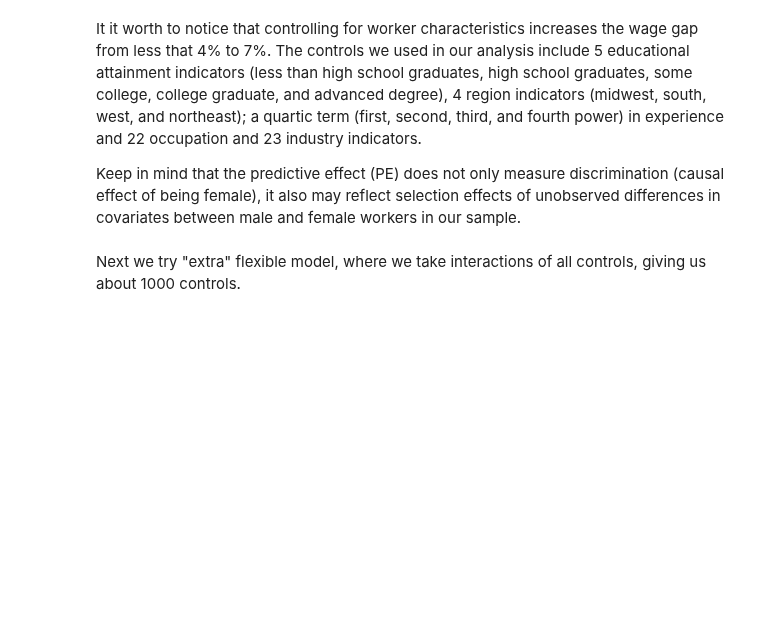
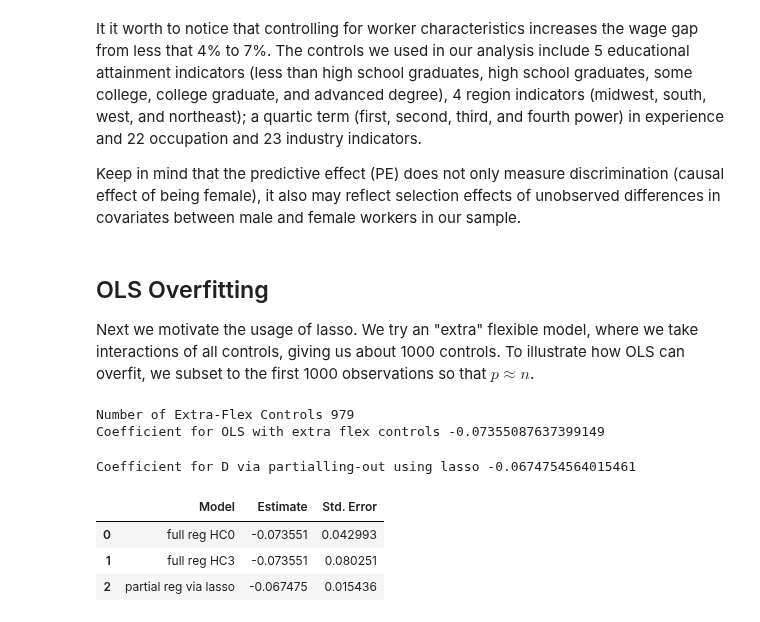
Before and after one commit to CausalAIBook/MetricsMLNotebooks, a Jupyter notebook: PM1/python-ols-and-lasso-for-wage-gap-inference.ipynb, the cells around one changed output. Drawn from its saved outputs; the diff is of its cells as text; code cells hidden in the pictures; blank space fills up the shorter version.

Commit message:
wage gap inference
make python and r approximately align

```diff
--- a/PM1/python-ols-and-lasso-for-wage-gap-inference.ipynb
+++ b/PM1/python-ols-and-lasso-for-wage-gap-inference.ipynb
@@ -156,16 +298,10 @@ X_y =  smf.ols(flex_y, data=df).data.exog[:, 1:] # exclude intercept so that las
 y_y = smf.ols(flex_y, data=df).data.endog
 
 # partialling-out the linear effect of W from Y
-# train model using Lasso with cross validation and variable normalization
-lasso = Pipeline([('scale', StandardScaler()), # standardize the variables
-                  ('lasso', lm.LassoCV())])
-t_Y_lasso = y_y - lasso.fit(X_y, y_y).predict(X_y)
+t_Y_lasso = y_y - lasso_model().fit(X_y, y_y).predict(X_y)
 
 # partialling-out the linear effect of W from D
-# train model using Lasso with cross validation and variable normalization
-lasso = Pipeline([('scale', StandardScaler()), # standardize the variables
-                  ('lasso', lm.LassoCV())])
-t_D_lasso = y_d - lasso.fit(X_d, y_d).predict(X_d)
+t_D_lasso = y_d - lasso_model().fit(X_d, y_d).predict(X_d)
 
 # regression of Y on D after partialling-out the effect of W
 partial_lasso_fit = sm.OLS(t_Y_lasso, t_D_lasso).fit()
@@ -174,7 +310,7 @@ partial_lasso_est = partial_lasso_fit.params[0]
 print("Coefficient for D via partialling-out using lasso " + str(partial_lasso_est))
 
 # standard error
-partial_lasso_se = partial_lasso_fit.HC0_se[0]
+partial_lasso_se = partial_lasso_fit.HC3_se[0]
 
 # confidence interval
 print("95% CI: " + str(partial_lasso_fit.conf_int()[0]))
@@ -199,47 +352,54 @@ It it worth to notice that controlling for worker characteristics increases the
 
 Keep in mind that the predictive effect (PE) does not only measure discrimination (causal effect of being female), it also may reflect selection effects of unobserved differences in covariates between male and female workers in our sample.
 # %% [markdown]
-Next we try "extra" flexible model, where we take interactions of all controls, giving us about 1000 controls.
+## OLS Overfitting
+
+Next we motivate the usage of lasso. We try an "extra" flexible model, where we take interactions of all controls, giving us about 1000 controls. To illustrate how OLS can overfit, we subset to the first 1000 observations so that $p \approx n$.
+# %%
+subset,test = train_test_split(df, train_size=1000, random_state=2724)
 # %%
 # model
 extraflex = "lwage ~ sex + (exp1+exp2+exp3+exp4+shs+hsg+scl+clg+C(occ2)+C(ind2)+mw+so+we)**2"
 
-control_fit_extra = smf.ols(extraflex, data=df).fit()
+control_fit_extra = smf.ols(extraflex, data=subset).fit()
 control_extra_est = control_fit_extra.params['sex']
 
-n = df.shape[0]
+n = subset.shape[0]
 p = control_fit_extra.params.shape[0]
 
-control_extra_se = control_fit_extra.HC0_se[0]*np.sqrt(n/(n-p))
-# crude adjustment for the effect of dimensionality on OLS standard errors, motivated by Cattaneo, Jannson, and Newey (2018)
-# for really correct way of doing this, we need to implement Cattaneo, Jannson, and Newey (2018)'s procedure.
+#Jackknife. Python regularizes in the background. Theory shouldn't really work here.
+# Cattaneo, Jannson, and Newey (2018) (CJN) do verify that jackknife is valid,
+# in the sense of being upward biased, in high-dimensional settings under
+# regularity.
+control_extra_se = control_fit_extra.HC3_se["sex"] #
+# HC0 will not work here. CJN show it is inconsistent even in moderate dimensional settings.
+control_extra_se_HC0 = control_fit_extra.HC0_se["sex"]
+# We should probably implement Cattaneo, Jannson, and Newey (2018)'s procedure -
+# though it's not clear their regularity conditions would apply here anyway.
 
 print("Number of Extra-Flex Controls " + str( p- 1))
 
 print("Coefficient for OLS with extra flex controls " +  str(control_extra_est))
+# %% [output]
+Number of Extra-Flex Controls 979
+Coefficient for OLS with extra flex controls -0.07355087637399149
 # %%
 # Partialling-Out using lasso
 extraflex_y = "lwage ~  (exp1+exp2+exp3+exp4+shs+hsg+scl+clg+C(occ2)+C(ind2)+mw+so+we)**2" # model for Y
 extraflex_d = "sex ~ (exp1+exp2+exp3+exp4+shs+hsg+scl+clg+C(occ2)+C(ind2)+mw+so+we)**2"   # model for D
 
 # models
-X_d =  smf.ols(extraflex_d, data=df).data.exog[:, 1:] # exclude intercept so that lasso does not penalize it
-y_d = smf.ols(extraflex_d, data=df).data.endog
+X_d =  smf.ols(extraflex_d, data=subset).data.exog[:, 1:] # exclude intercept so that lasso does not penalize it
+y_d = smf.ols(extraflex_d, data=subset).data.endog
 
-X_y =  smf.ols(extraflex_y, data=df).data.exog[:, 1:] # exclude intercept so that lasso does not penalize it
-y_y = smf.ols(extraflex_y, data=df).data.endog
+X_y =  smf.ols(extraflex_y, data=subset).data.exog[:, 1:] # exclude intercept so that lasso does not penalize it
+y_y = smf.ols(extraflex_y, data=subset).data.endog
 
 # partialling-out the linear effect of W from Y
-# train model using Lasso with cross validation and variable normalization
-lasso = Pipeline([('scale', StandardScaler()), # standardize the variables
-                  ('lasso', lm.LassoCV())])
-t_Y_lasso = y_y - lasso.fit(X_y, y_y).predict(X_y)
+t_Y_lasso = y_y - lasso_model().fit(X_y, y_y).predict(X_y)
 
 # partialling-out the linear effect of W from D
-# train model using Lasso with cross validation and variable normalization
-lasso = Pipeline([('scale', StandardScaler()), # standardize the variables
-                  ('lasso', lm.LassoCV())])
-t_D_lasso = y_d - lasso.fit(X_d, y_d).predict(X_d)
+t_D_lasso = y_d - lasso_model().fit(X_d, y_d).predict(X_d)
 
 # regression of Y on D after partialling-out the effect of W
 partial_lasso_fit_extra = sm.OLS(t_Y_lasso, t_D_lasso).fit()
@@ -249,20 +409,24 @@ print("Coefficient for D via partialling-out using lasso " + str(partial_lasso_e
 
 # standard error
 partial_lasso_se_extra = partial_lasso_fit.HC0_se[0]
-
-# confidence interval
-print("2.5 - 97.5 % CI: " + str(partial_lasso_fit_extra.conf_int()[0]))
+# %% [output]
+Coefficient for D via partialling-out using lasso -0.0674754564015461
 # %%
 table3 = pd.DataFrame()
 
-table3['Model'] = ["full reg", "partial reg via lasso"]
+table3['Model'] = ["full reg HC0", "full reg HC3", "partial reg via lasso"]
 
-table3['Estimate'] = [control_extra_est, partial_lasso_est_extra]
+table3['Estimate'] = [control_extra_est, control_extra_est, partial_lasso_est_extra]
 
-table3['Std. Error'] = [control_extra_se, partial_lasso_se_extra]
+table3['Std. Error'] = [control_extra_se_HC0, control_extra_se, partial_lasso_se_extra]
 
 # Show results
 table3
+# %% [output]
+|  | Model | Estimate | Std. Error |
+| 0 | full reg HC0 | -0.073551 | 0.042993 |
+| 1 | full reg HC3 | -0.073551 | 0.080251 |
+| 2 | partial reg via lasso | -0.067475 | 0.015436 |
 # %%
 # print to Latex
 print(table3.style.to_latex())
```
Also changed, not shown: parts of 20 cells of this notebook, 1 other file.
